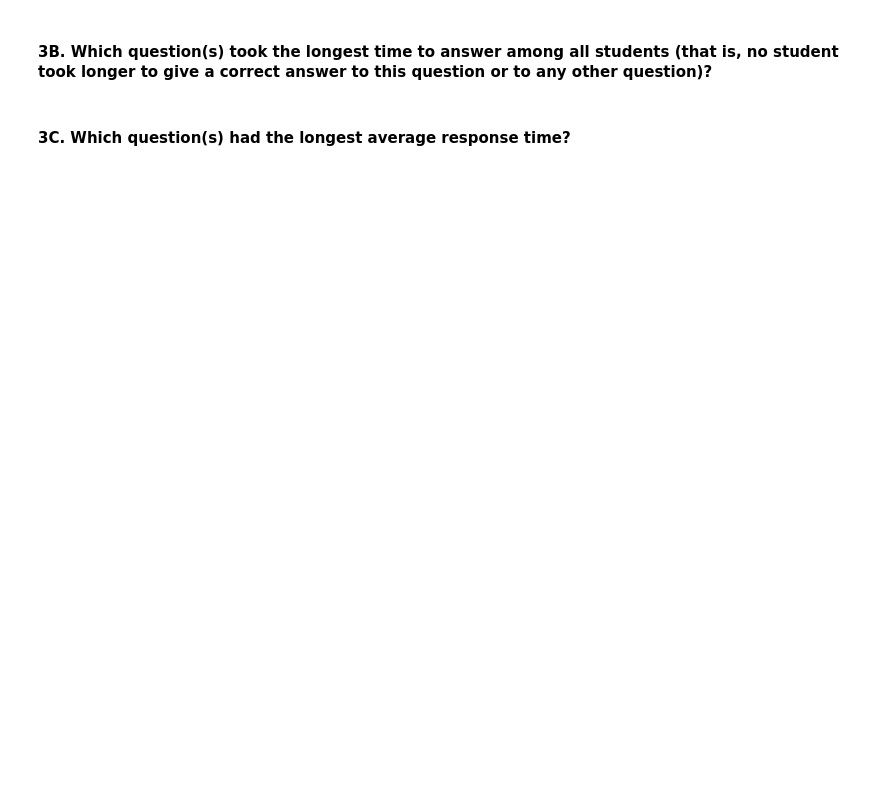
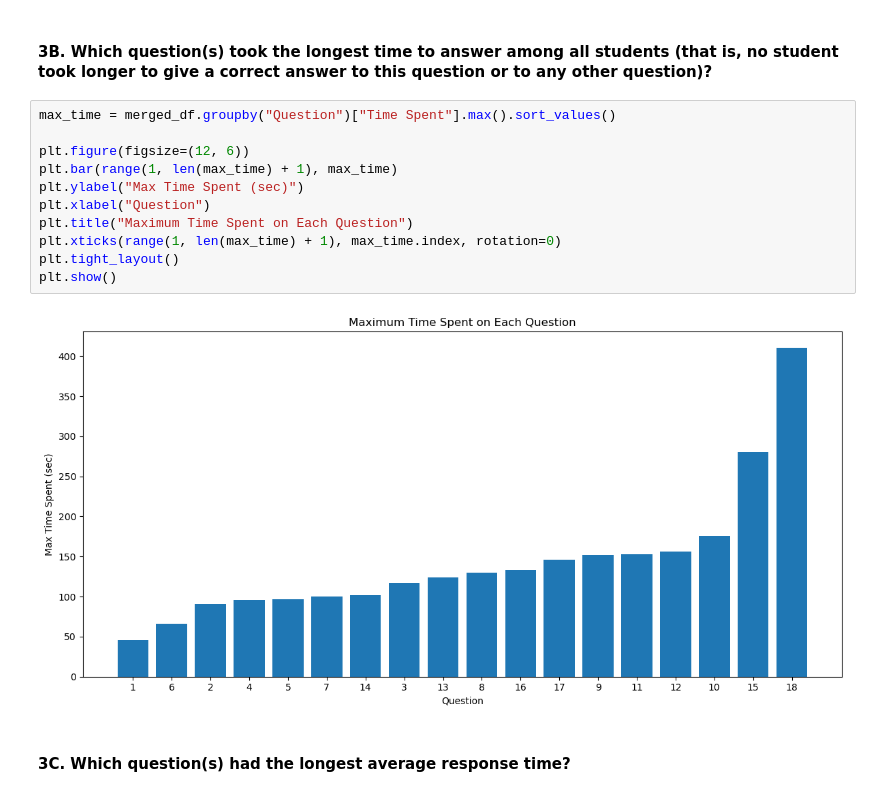
Before and after one commit to erdemhalil/DIT376-PDS, a Jupyter notebook: Assignment 7/a7.ipynb, the cells around one changed output. Drawn from its saved outputs; the diff is of its cells as text; blank space fills up the shorter version.

```diff
--- a/Assignment 7/a7.ipynb
+++ b/Assignment 7/a7.ipynb
@@ -60,4 +74,17 @@ longest = merged_df.loc[merged_df.groupby("User Name")["Time Spent"].idxmax()].s
 # %% [markdown]
 #### 3B. Which question(s) took the longest time to answer among all students (that is, no student took longer to give a correct answer to this question or to any other question)?
+# %%
+max_time = merged_df.groupby("Question")["Time Spent"].max().sort_values()
+
+plt.figure(figsize=(12, 6))
+plt.bar(range(1, len(max_time) + 1), max_time)
+plt.ylabel("Max Time Spent (sec)")
+plt.xlabel("Question")
+plt.title("Maximum Time Spent on Each Question")
+plt.xticks(range(1, len(max_time) + 1), max_time.index, rotation=0)
+plt.tight_layout()
+plt.show()
+# %% [output]
+[figure, added]
 # %% [markdown]
 #### 3C. Which question(s) had the longest average response time?
```
Also changed, not shown: parts of 8 cells of this notebook.
